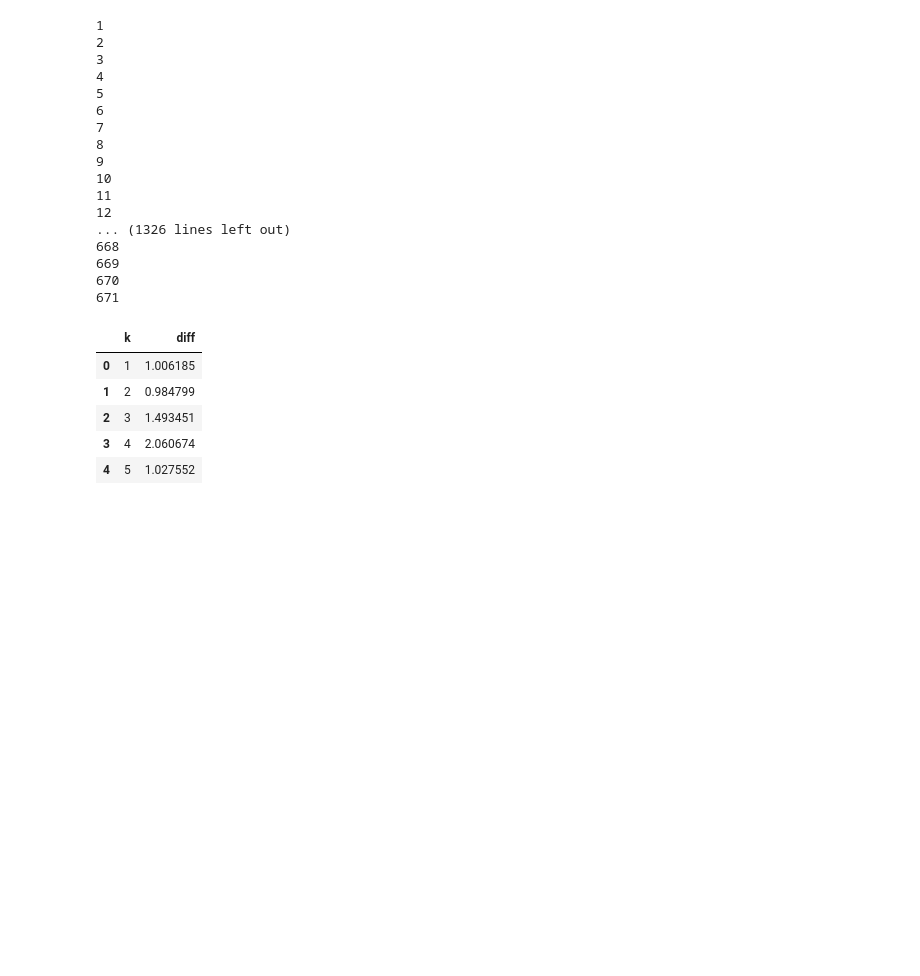
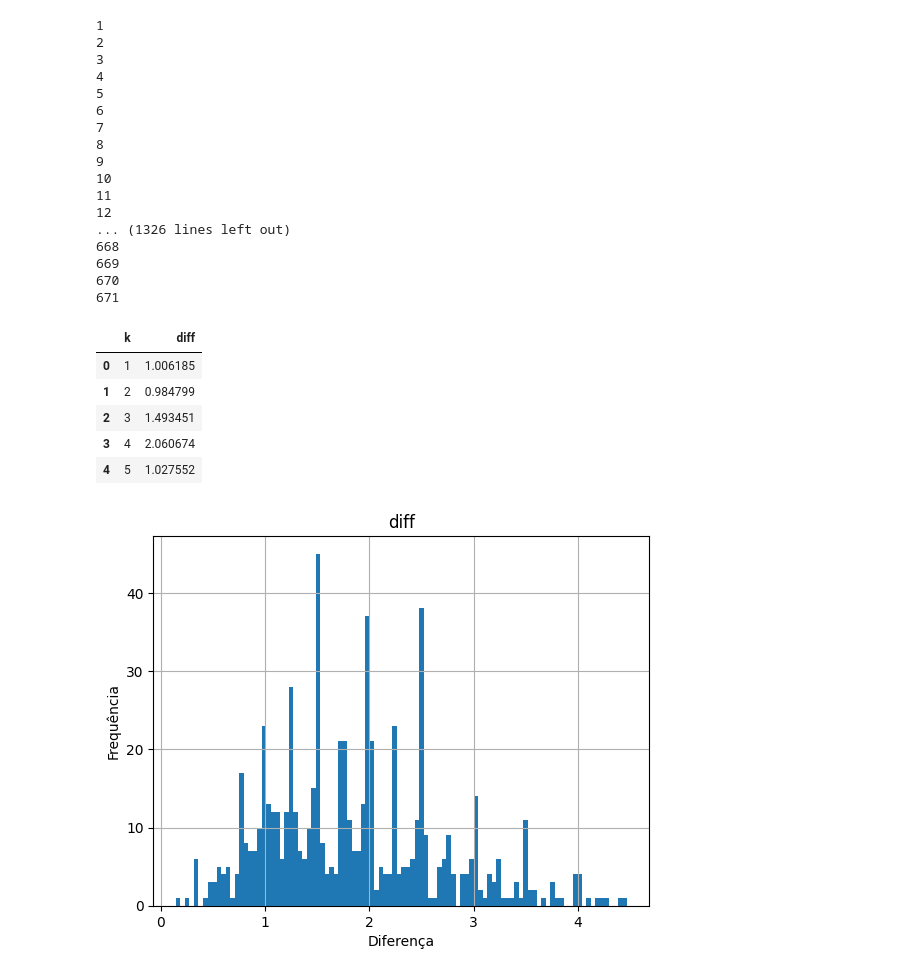
Before and after one commit to Eduardosmb/Desafio-Netflix, a Jupyter notebook: netflix.ipynb, the cells around one changed output. Cells and saved outputs as stored; diff of their text form; code cells hidden in the pictures; blank space fills up the shorter version.

```diff
--- a/netflix.ipynb
+++ b/netflix.ipynb
@@ -216,3 +216,11 @@ df.head()
 | 2 | 3 | 1.493451 |
 | 3 | 4 | 2.060674 |
 | 4 | 5 | 1.027552 |
+# %%
+#fazer hisotgrama das diferenças
+df.hist(column='diff', bins=100)
+plt.xlabel('Diferença')
+plt.ylabel('Frequência')
+plt.show()
+# %% [output]
+[figure, added]
```
Also changed, not shown: 3 other files.
